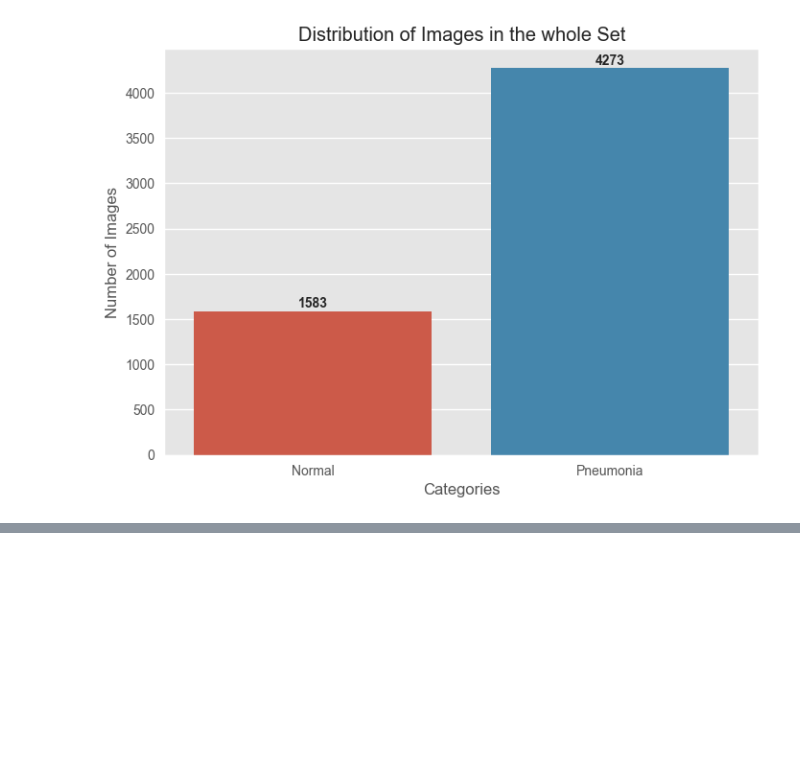
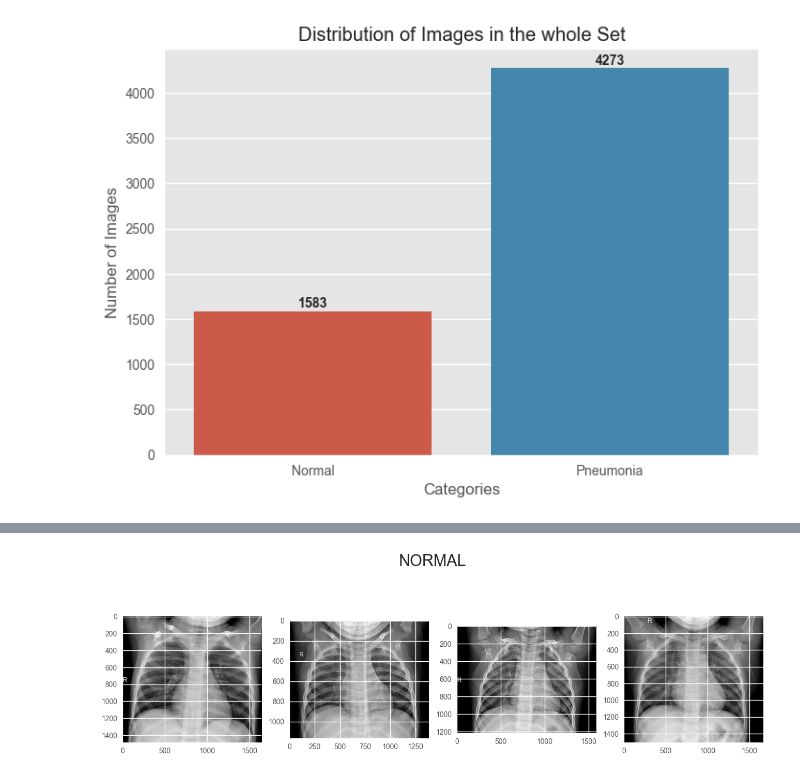
Before and after one commit to dissgod99/Chest-XRay-CNN-Project, a Jupyter notebook: data-visualization.ipynb, the cells around one changed output, grey strips where cells are left out. Drawn from its saved outputs; the diff is of its cells as text; code cells hidden in the pictures; blank space fills up the shorter version.

Commit message:
Display examples as a figure of 4 xrays

```diff
--- a/data-visualization.ipynb
+++ b/data-visualization.ipynb
@@ -57,6 +59,20 @@ def plot_normal_pneumonia(normal, pneumonia, subset="whole", ax=None) -> None:
 
     # Displaying the plot
     plt.show()
+
+def plot_examples(path:str, folder="NORMAL/") -> None:
+    fig = plt.figure(figsize=(16,5))
+    fig.suptitle(f"{folder[:-1]}", size=22)
+
+    img_paths = os.listdir(path+folder)
+    shuffle(img_paths)
+
+    for i, image in enumerate(img_paths[:4]):
+        img = cv2.imread(os.path.join(path+folder, image))
+        plt.subplot(1, 4, i+1, frameon=False)
+        plt.imshow(img)
+
+    fig.show()
 # %%
 os.listdir(TRAIN_DIR)
 # %% [output]
@@ -121,0 +139,4 @@ plot_normal_pneumonia(normal=normal_test, pneumonia=pneumonia_test, subset="Test
+# %%
+plot_examples(path=TRAIN_DIR)
+# %% [output]
+[figure, added]
```
Also changed, not shown: parts of 3 cells of this notebook.
